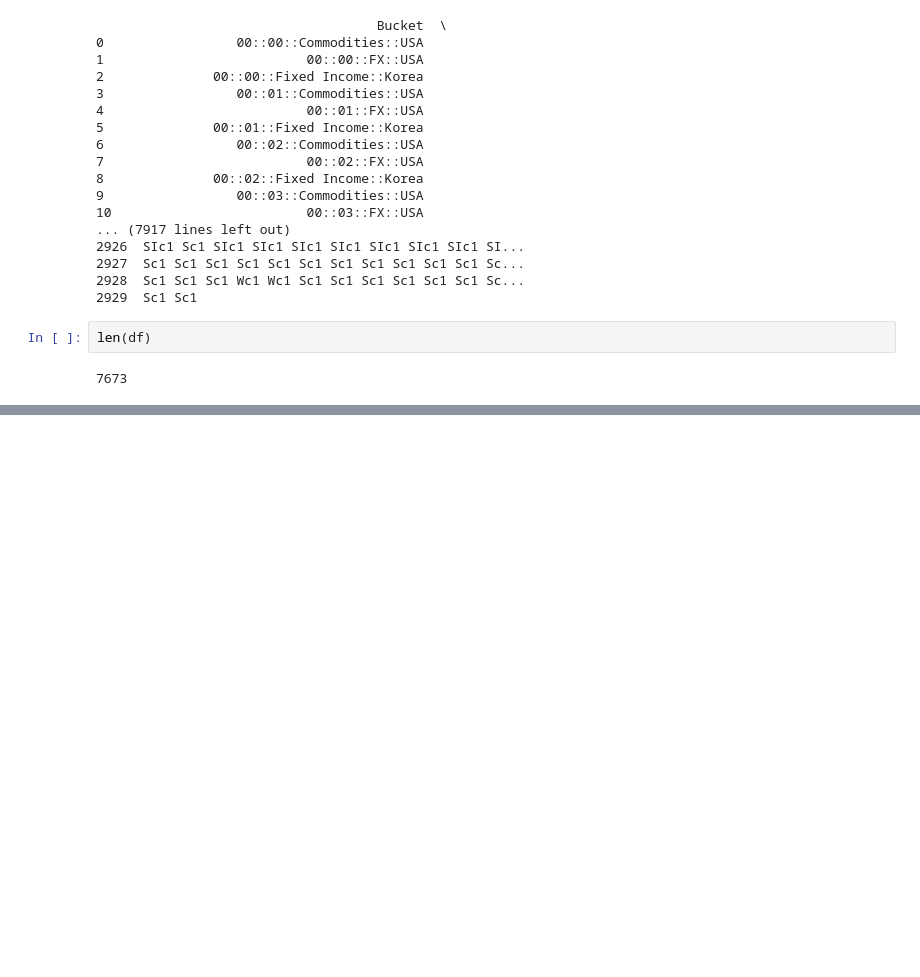
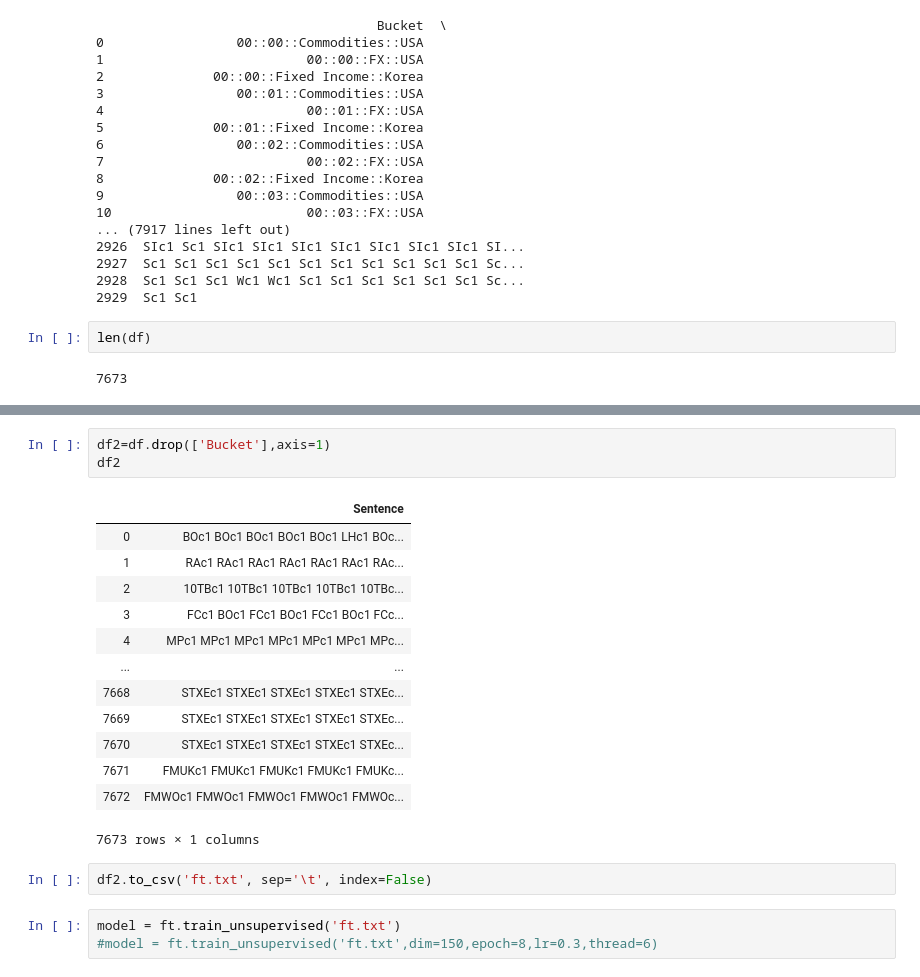
Before and after one commit to dchandak99/Futures-Stock-Prediction, a Jupyter notebook: Fast_text_start.ipynb, the cells around one changed output, grey strips where cells are left out. Saved outputs shown, nothing was run; the diff lists cells and outputs as text; blank space fills up the shorter version.

```diff
--- a/Fast_text_start.ipynb
+++ b/Fast_text_start.ipynb
@@ -29,0 +39,22 @@ len(df)
+# %%
+df2=df.drop(['Bucket'],axis=1)
+df2
+# %% [output]
+|  | Sentence |
+| 0 | BOc1 BOc1 BOc1 BOc1 BOc1 LHc1 BOc... |
+| 1 | RAc1 RAc1 RAc1 RAc1 RAc1 RAc1 RAc... |
+| 2 | 10TBc1 10TBc1 10TBc1 10TBc1 10TBc... |
+| 3 | FCc1 BOc1 FCc1 BOc1 FCc1 BOc1 FCc... |
+| 4 | MPc1 MPc1 MPc1 MPc1 MPc1 MPc1 MPc... |
+| ... | ... |
+| 7668 | STXEc1 STXEc1 STXEc1 STXEc1 STXEc... |
+| 7669 | STXEc1 STXEc1 STXEc1 STXEc1 STXEc... |
+| 7670 | STXEc1 STXEc1 STXEc1 STXEc1 STXEc... |
+| 7671 | FMUKc1 FMUKc1 FMUKc1 FMUKc1 FMUKc... |
+| 7672 | FMWOc1 FMWOc1 FMWOc1 FMWOc1 FMWOc... |
+7673 rows × 1 columns
+# %%
+df2.to_csv('ft.txt', sep='\t', index=False)
+# %%
+model = ft.train_unsupervised('ft.txt')
+#model = ft.train_unsupervised('ft.txt',dim=150,epoch=8,lr=0.3,thread=6)
```
Also changed, not shown: parts of 9 cells of this notebook, 14 other files.
